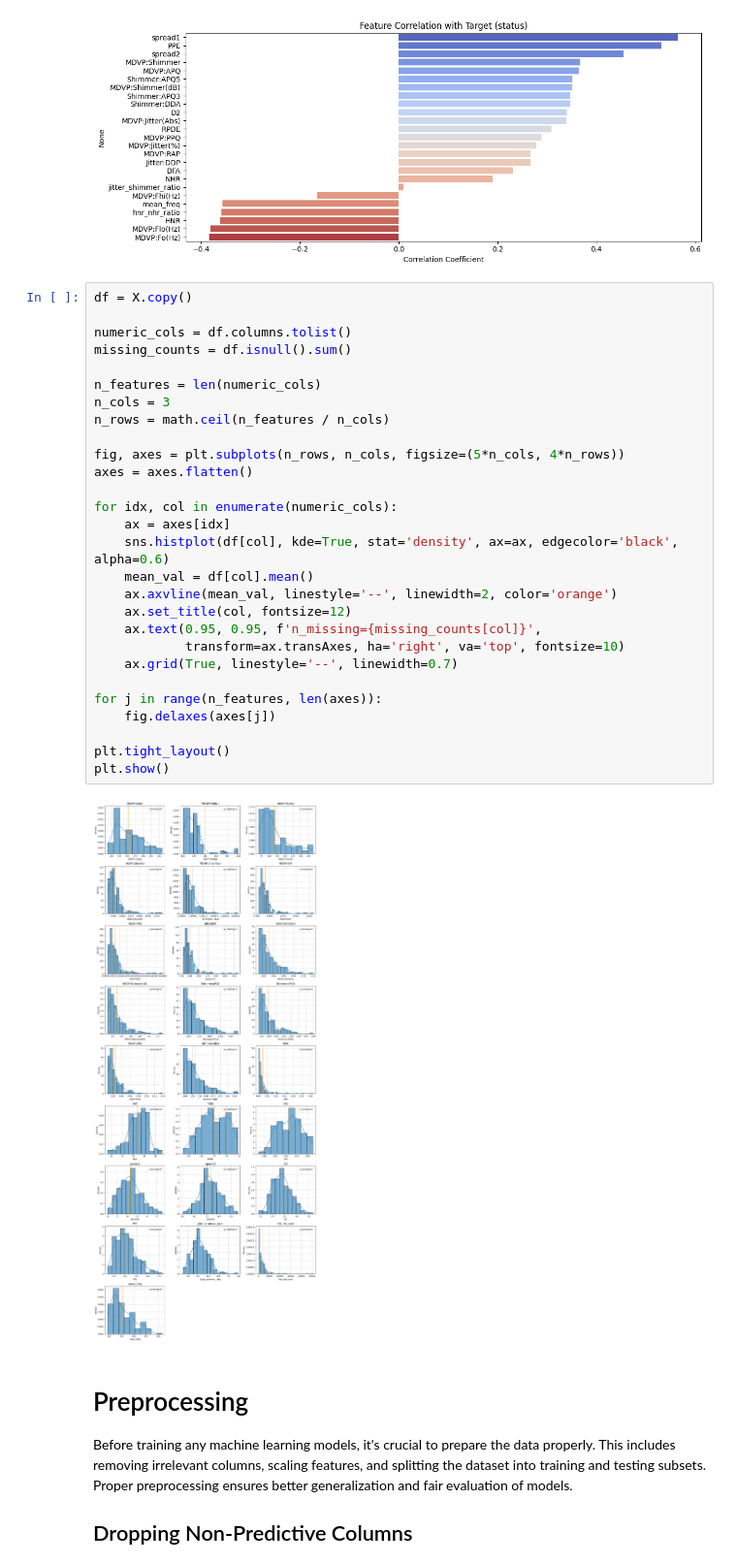
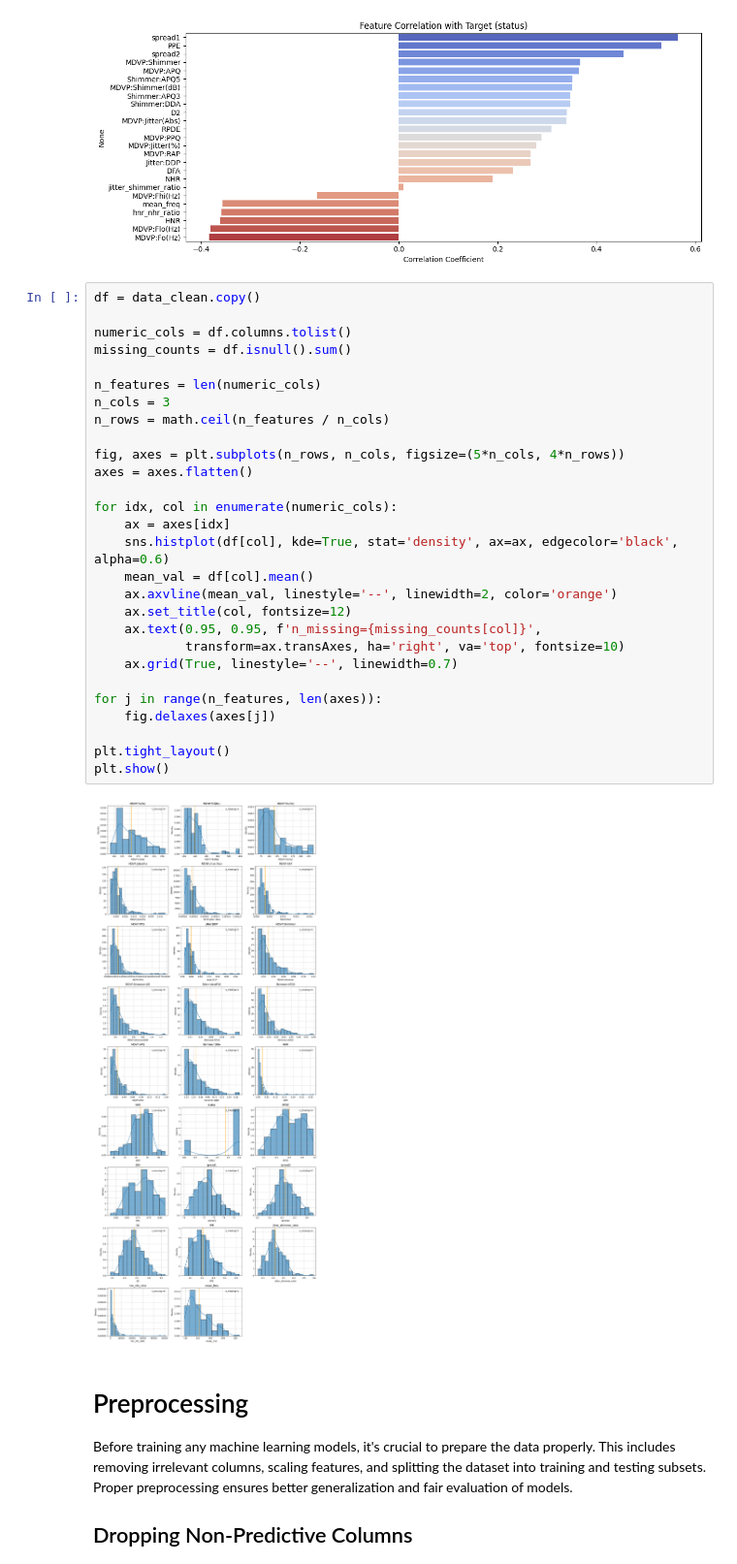
Before and after one commit to MahtabDastranj/Machine-Learning, a Jupyter notebook: final_project/PD_Detection.ipynb, the cells around one changed output. Shown at 97% size. Saved outputs shown, nothing was run; the diff lists cells and outputs as text.

```diff
--- a/final_project/PD_Detection.ipynb
+++ b/final_project/PD_Detection.ipynb
@@ -280,35 +270,35 @@ MDVP:Fo(Hz)     -0.383535
 Name: status, dtype: float64
 [figure]
 # %%
-df = X.copy()
+df = data_clean.copy()
 
 numeric_cols = df.columns.tolist()
 missing_counts = df.isnull().sum()
 
 n_features = len(numeric_cols)
 n_cols = 3
 n_rows = math.ceil(n_features / n_cols)
 
 fig, axes = plt.subplots(n_rows, n_cols, figsize=(5*n_cols, 4*n_rows))
 axes = axes.flatten()
 
 for idx, col in enumerate(numeric_cols):
     ax = axes[idx]
     sns.histplot(df[col], kde=True, stat='density', ax=ax, edgecolor='black', alpha=0.6)
     mean_val = df[col].mean()
     ax.axvline(mean_val, linestyle='--', linewidth=2, color='orange')
     ax.set_title(col, fontsize=12)
     ax.text(0.95, 0.95, f'n_missing={missing_counts[col]}',
             transform=ax.transAxes, ha='right', va='top', fontsize=10)
     ax.grid(True, linestyle='--', linewidth=0.7)
 
 for j in range(n_features, len(axes)):
     fig.delaxes(axes[j])
 
 plt.tight_layout()
 plt.show()
 # %% [output]
-[figure, old version]
+[figure, new version]
 # %% [markdown]
 # Preprocessing
 Before training any machine learning models, it's crucial to prepare the data properly. This includes removing irrelevant columns, scaling features, and splitting the dataset into training and testing subsets. Proper preprocessing ensures better generalization and fair evaluation of models.
```
Also changed, not shown: parts of 4 cells of this notebook.
